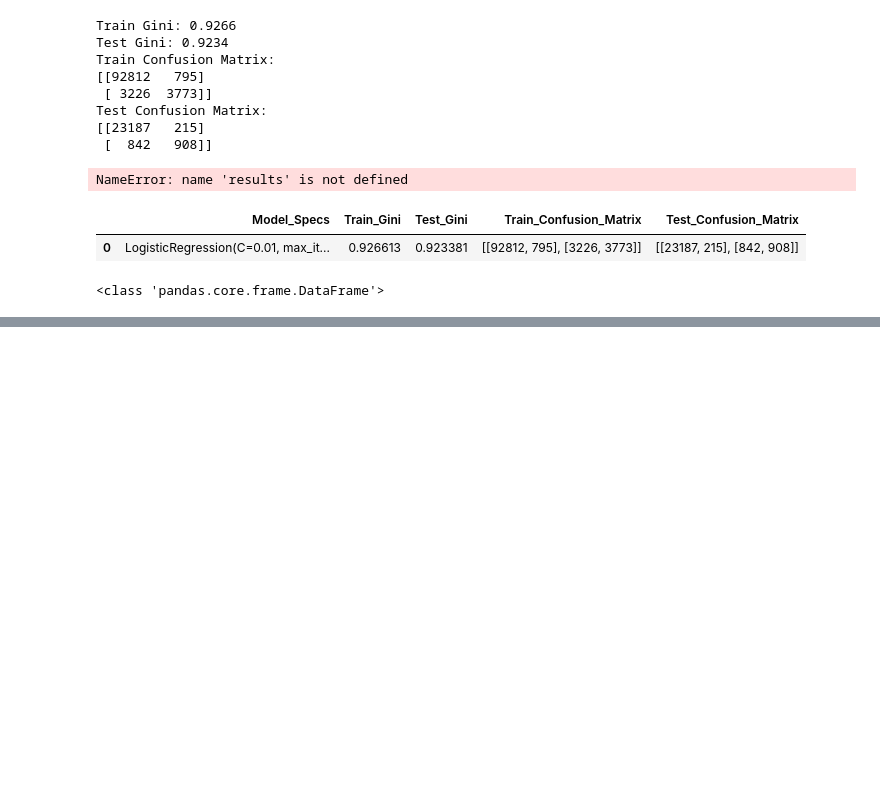
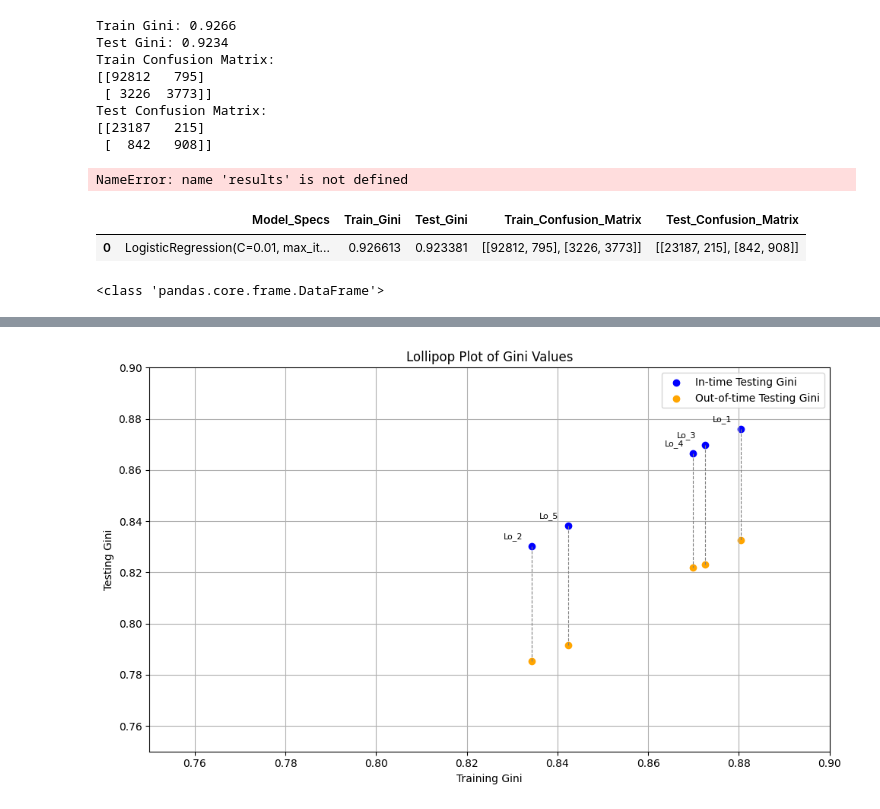
Before and after one commit to melkri/UB_ING_Case, a Jupyter notebook: scripts/2_data_cleaning.ipynb, the cells around one changed output, grey strips where cells are left out. Saved outputs shown, nothing was run; the diff lists cells and outputs as text; code cells hidden in the pictures; blank space fills up the shorter version.

```diff
--- a/scripts/2_data_cleaning.ipynb
+++ b/scripts/2_data_cleaning.ipynb
@@ -367,0 +466,12 @@ KeyboardInterrupt:
+# %%
+param_grid = {
+        'penalty': ['l1', 'l2'],  # Regularization penalty
+        'C': [0.001, 0.01, 0.1, 1],  # Inverse of regularization strength
+        'solver': ['liblinear', 'saga'],  # Algorithm to use in the optimization problem
+        'max_iter': [100, 500, 1000],  # Maximum number of iterations
+        'class_weight': [None, 'balanced']  # Weights associated with classes
+    }
+
+model = LogisticRegression(random_state = 42)
+# %%
+results_vif_LR = train_and_evaluate_pipeline(df_VIF_woe, time = 2020, model = model, param_grid = param_grid)
@@ -367,0 +560,30 @@ KeyboardInterrupt:
+# %%
+plt.figure(figsize=(10, 6))
+
+# In-time testing Gini
+plt.scatter(results_vif_LR['In_Time_Train_Gini'], results_vif_LR['In_Time_Test_Gini'], color='blue', label='In-time Testing Gini')
+
+# Out-of-time testing Gini
+plt.scatter(results_vif_LR['In_Time_Train_Gini'], results_vif_LR['Out_of_Time_Test_Gini'], color='orange', label='Out-of-time Testing Gini')
+
+# Add lollipop lines
+for index, row in results_vif_LR.iterrows():
+    plt.plot([row['In_Time_Train_Gini'], row['In_Time_Train_Gini']], [row['In_Time_Test_Gini'], row['Out_of_Time_Test_Gini']], color='gray', linestyle='--', linewidth=0.8)
+    plt.text(row['In_Time_Train_Gini'] - 0.002, row['In_Time_Test_Gini'] + 0.002, row['Model_Name'], ha='right', va='bottom', fontsize=8)
+
+# Add labels and legend
+plt.xlabel('Training Gini')
+plt.ylabel('Testing Gini')
+plt.title('Lollipop Plot of Gini Values')
+plt.legend()
+
+# Set limits for x and y axes
+plt.xlim(0.75, 0.9)
+plt.ylim(0.75, 0.9)
+
+# Show plot
+plt.grid(True)
+plt.tight_layout()
+plt.show()
+# %% [output]
+[figure, added]
```
Also changed, not shown: parts of 20 cells of this notebook.
